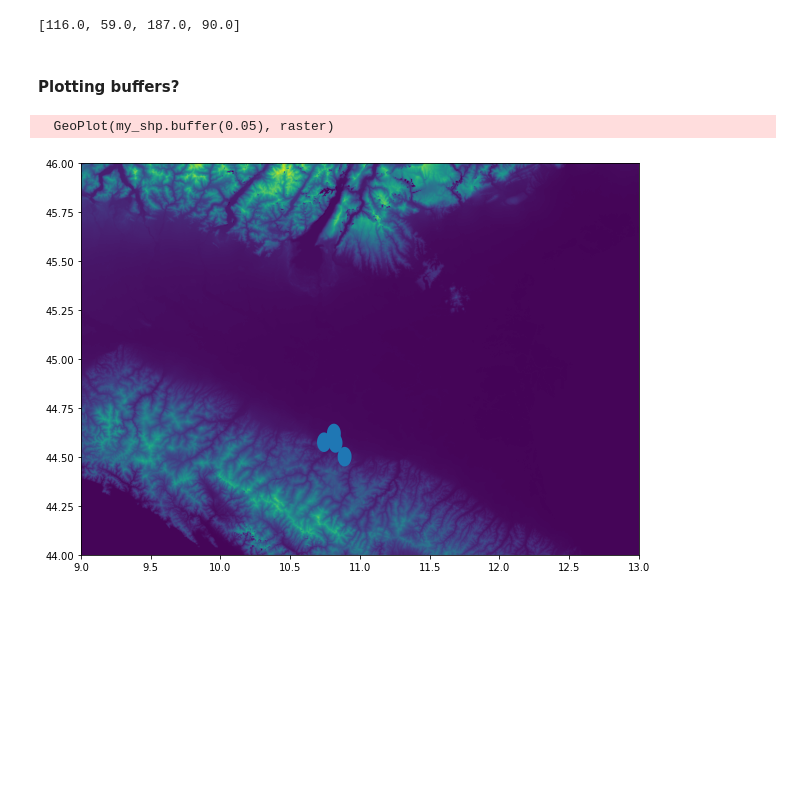
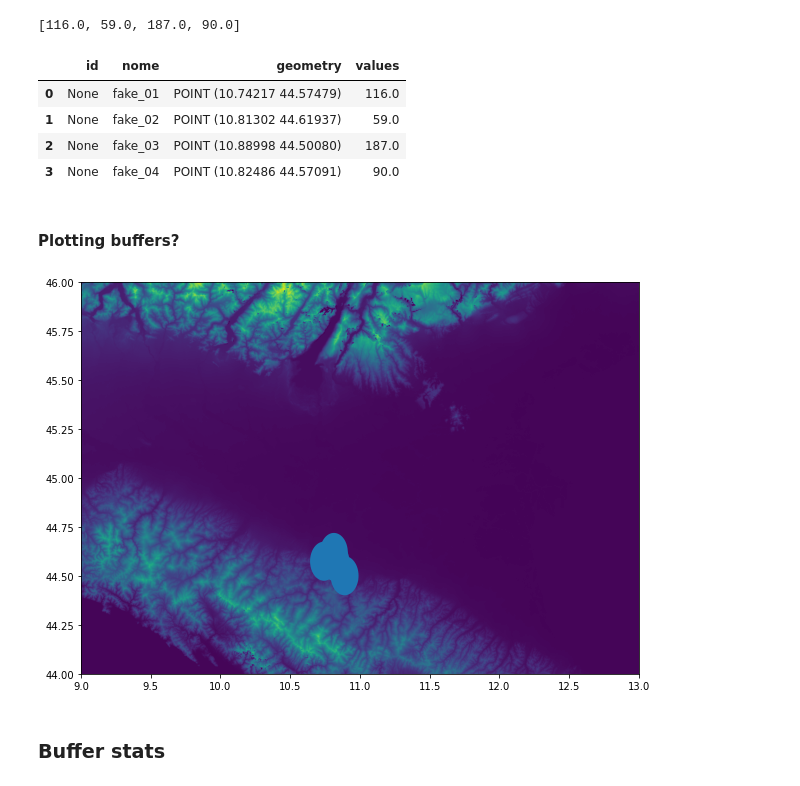
Before and after one commit to lrncrd/MAD-lab, a Jupyter notebook: GetPixelValue.ipynb, the cells around one changed output. Drawn from its saved outputs; the diff is of its cells as text; code cells hidden in the pictures; blank space fills up the shorter version.

Commit message:
added zonal stats

```diff
--- a/GetPixelValue.ipynb
+++ b/GetPixelValue.ipynb
@@ -23,7 +29,7 @@ my_shp
 # %% [markdown]
 ### Import Raster file
 # %%
-raster = rasterio.open(r"C:\Users\larth\Documents\MAD-lab\data\dtm_srtm_90.tif")
+my_raster = rasterio.open(r"C:\Users\larth\Documents\MAD-lab\data\dtm_srtm_90.tif")
 # %% [markdown]
 #### A simple function for plotting raster and shp
 # %%
@@ -48,15 +54,26 @@ def SamplingValues(shp, raster):
             values.append(float(val))
     return values
 # %%
-my_val = SamplingValues(my_shp, raster)
+my_val = SamplingValues(my_shp, my_raster)
 # %%
 my_val
 # %% [output]
 [116.0, 59.0, 187.0, 90.0]
+# %%
+my_shp["values"] = my_val
+# %%
+my_shp
+# %% [output]
+|  | id | nome | geometry | values |
+| 0 | None | fake_01 | POINT (10.74217 44.57479) | 116.0 |
+| 1 | None | fake_02 | POINT (10.81302 44.61937) | 59.0 |
+| 2 | None | fake_03 | POINT (10.88998 44.50080) | 187.0 |
+| 3 | None | fake_04 | POINT (10.82486 44.57091) | 90.0 |
 # %% [markdown]
 #### Plotting buffers?
 # %%
-GeoPlot(my_shp.buffer(0.05), raster)
+GeoPlot(my_shp.buffer(0.1), my_raster)
 # %% [output]
-  GeoPlot(my_shp.buffer(0.05), raster)
-[figure, old version]
+[figure, new version]
+# %% [markdown]
+### Buffer stats
```
Also changed, not shown: parts of 7 cells of this notebook, 3 other files.
